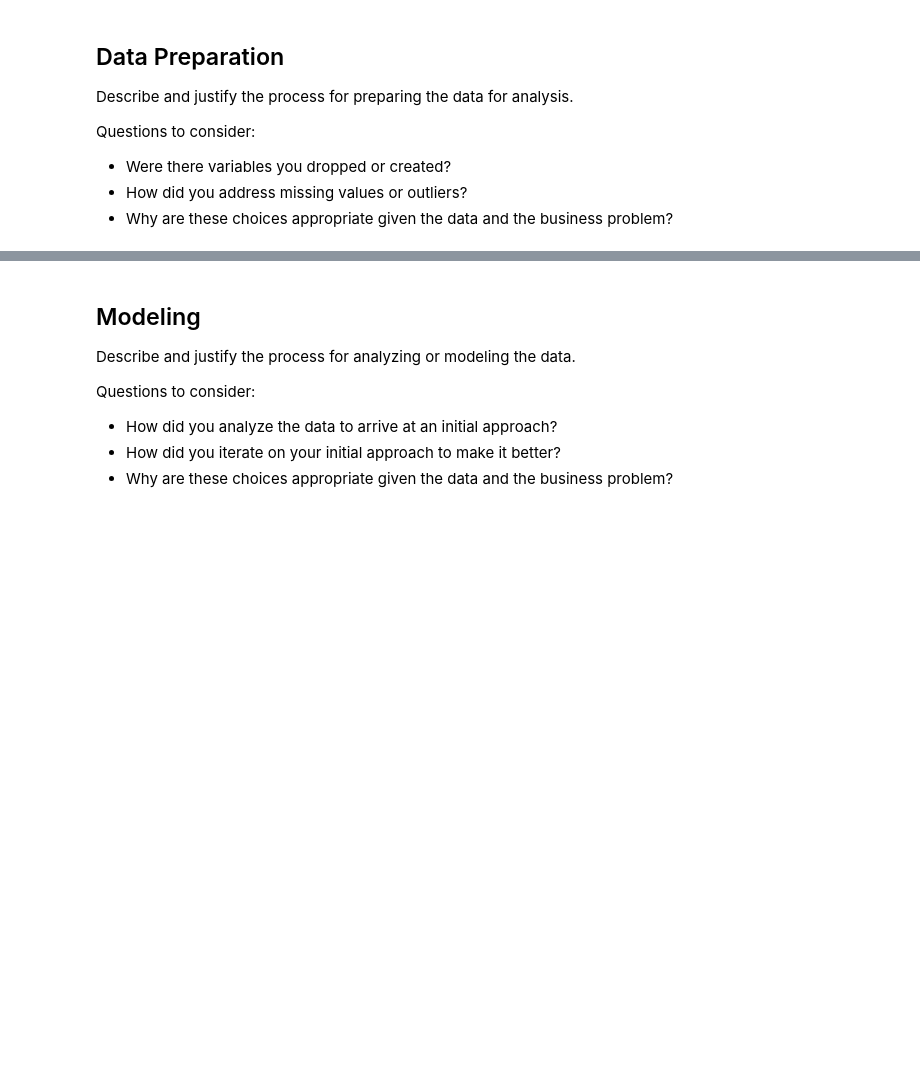
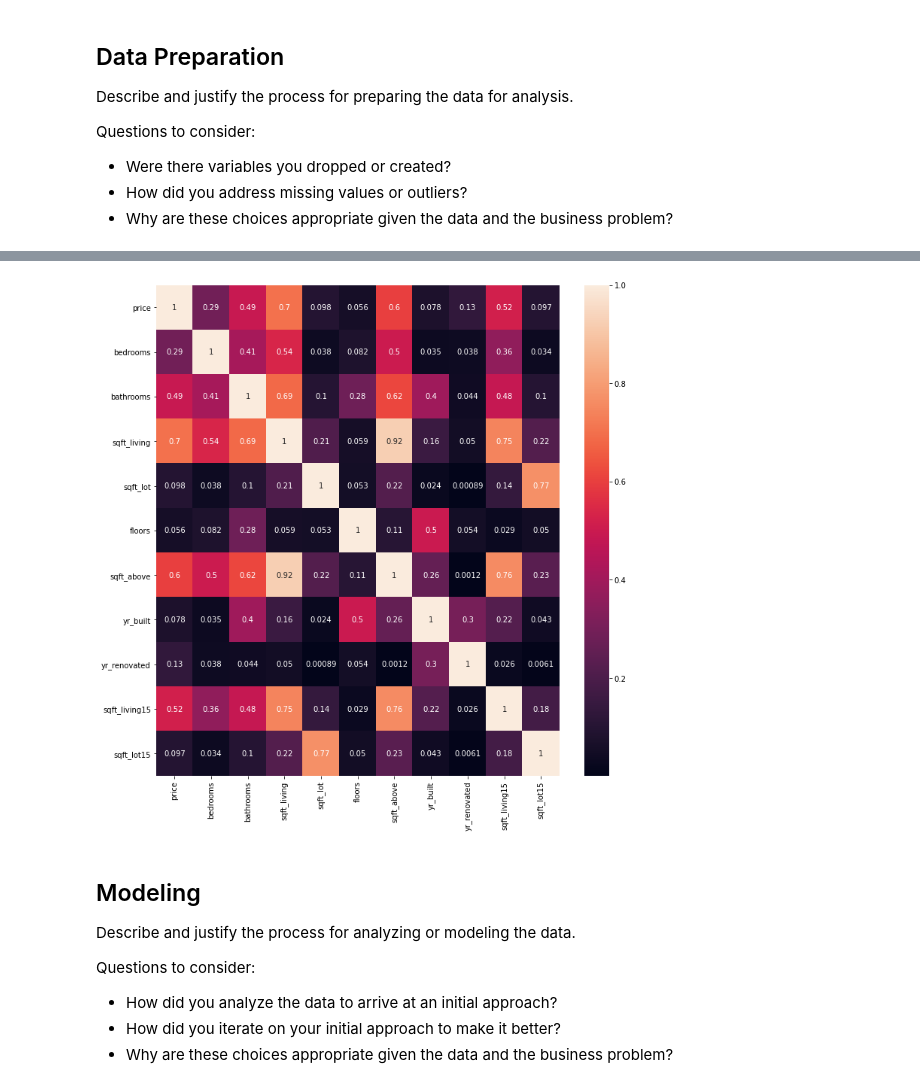
Before and after one commit to litzysj/King-County-Real-Estate-Analysis, a Jupyter notebook: Sandbox Notebook.ipynb, the cells around one changed output, grey strips where cells are left out. Drawn from its saved outputs; the diff is of its cells as text; code cells hidden in the pictures; blank space fills up the shorter version.

```diff
--- a/Sandbox Notebook.ipynb
+++ b/Sandbox Notebook.ipynb
@@ -36,3 +60,6 @@ FileNotFoundError: [Errno 2] No such file or directory: 'data/kc_house_data.csv'
 display(Markdown("column_names.md"))
 # %% [output]
 column_names.md
+# %%
+df = df.drop(columns=['id', 'date', 'waterfront','view', 'grade', 'lat', 'condition','zipcode','long'])
+df
@@ -48,0 +128,4 @@ Questions to consider:
+# %%
+df = df.dropna()
+# %%
+df = df.drop(df[df['sqft_basement'].str.contains(r'[?]')].index)
@@ -48,0 +183,3 @@ Questions to consider:
+# %%
+df = df.loc[df['floors']>1]
+df
@@ -48,0 +200,6 @@ Questions to consider:
+# %%
+plt.figure(figsize = (12,12))
+sns.heatmap(df.corr().abs(), annot=True)
+plt.show()
+# %% [output]
+[figure, added]
```
Also changed, not shown: parts of 13 cells of this notebook, 1 other file.
